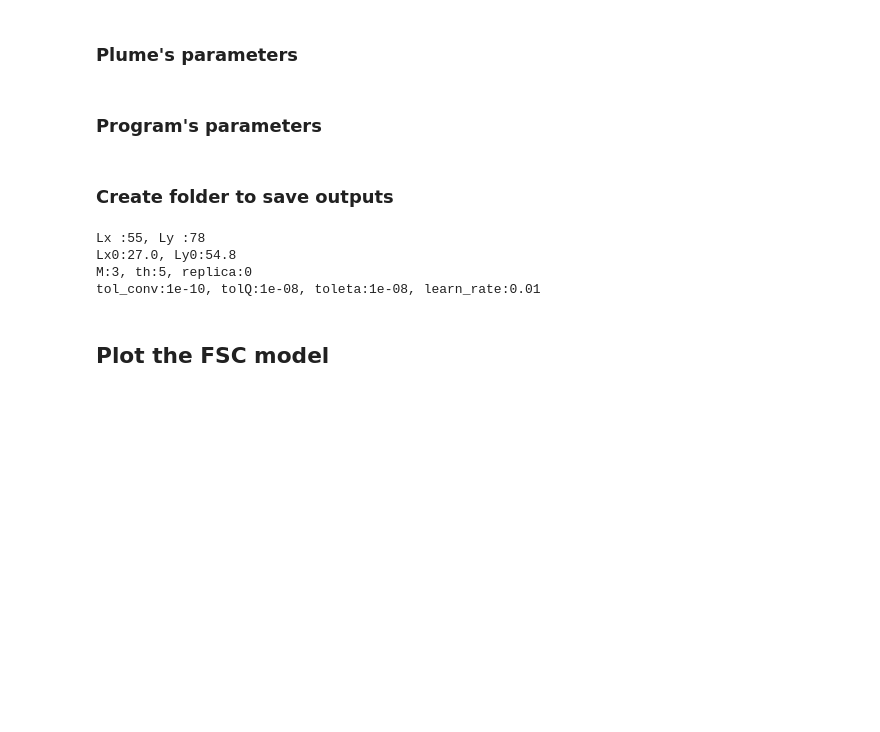
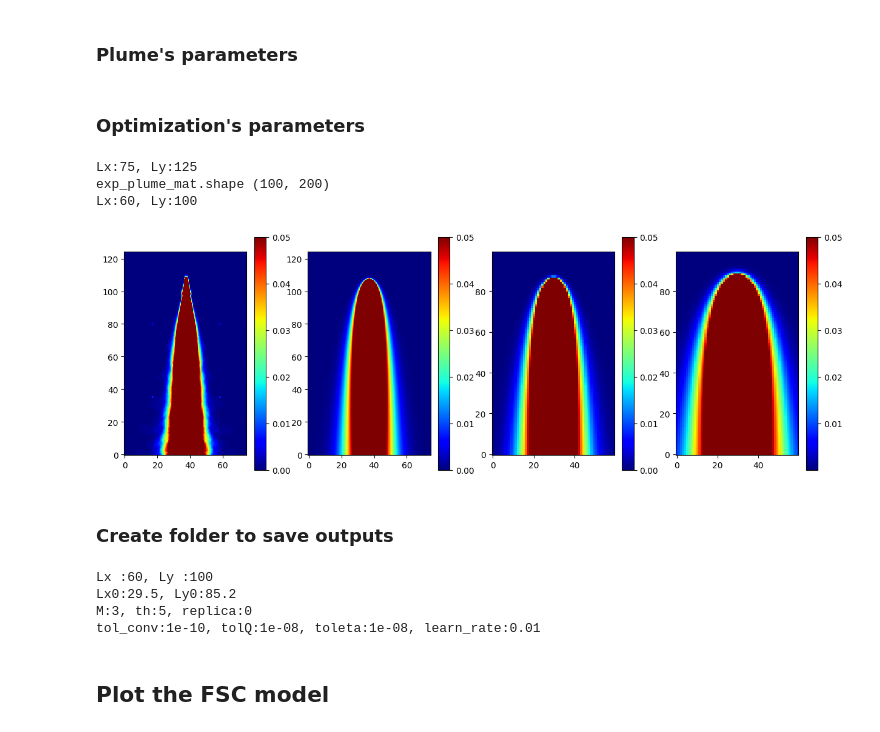
Before and after one commit to kyrellverano/Finite-Memory-Controller, a Jupyter notebook: FSC/FSC_NB/Optimize.ipynb, the cells around one changed output. Cells and saved outputs as stored; diff of their text form; code cells hidden in the pictures; blank space fills up the shorter version.

```diff
--- a/FSC/FSC_NB/Optimize.ipynb
+++ b/FSC/FSC_NB/Optimize.ipynb
@@ -143,7 +144,7 @@ if symmetry == 1:
 if coarse == 1:
     data=np.loadtxt('data/exp_plume_symmetric_coarse_threshold{}.dat'.format(dth))
 # %% [markdown]
-### Program's parameters
+### Optimization's parameters
 # %%
 #Maxtime in optimization
 Ntot = 1000000
@@ -259,3 +260,54 @@ if input_file:
         rho0[:Lx] = (1-PObs_lim[0,:Lx])/np.sum((1-PObs_lim[0,:Lx]))
 
     print('tol_conv:{}, tolQ:{}, toleta:{}'.format(tol_conv,tol_Q,tol_eta))
+# %%
+plt.figure(figsize=(15,15//3))
+factor_dim = 2.5
+
+Lx = int(30 * factor_dim)
+Ly = int(50 * factor_dim)
+
+# Location of source (Lx0,Ly0)
+Lx0 = (Lx/2)-0.5
+Ly0 = Ly * 0.85
+Ly0 += 0.2
+
+vmax = 0.05
+
+n_plots = 4
+plot_counter = 1
+
+print('Lx:{}, Ly:{}'.format(Lx,Ly))
+plt.subplot(1,n_plots,plot_counter)
+plt.imshow(utils.create_plume_from_exp(Lx, Ly, Lx0, Ly0, max_obs, data),cmap='jet',origin='lower',vmax=vmax)
+plt.colorbar()
+plot_counter += 1
+
+
+plt.subplot(1,n_plots,plot_counter)
+plt.imshow(utils.create_cplume(Lx, Ly, Lx0, Ly0, V=100, D=40, tau=2000,aR=max_obs,alpha=1/1.0),cmap='jet',origin='lower',vmax=vmax)
+plt.colorbar()
+plot_counter += 1
+
+factor_dim = 2
+Lx = int(30 * factor_dim)
+Ly = int(50 * factor_dim)
+# Location of source (Lx0,Ly0)
+Lx0 = (Lx/2)-0.5
+Ly0 = Ly * 0.85
+Ly0 += 0.2
+print('Lx:{}, Ly:{}'.format(Lx,Ly))
+plt.subplot(1,n_plots,plot_counter)
+plt.imshow(utils.create_cplume(Lx, Ly, Lx0, Ly0, V=100, D=50, tau=2000,aR=max_obs,alpha=1./1.0),cmap='jet',origin='lower',vmax=vmax)
+plt.colorbar()
+plot_counter += 1
+
+plt.subplot(1,n_plots,plot_counter)
+plt.imshow(utils.create_cplume(Lx, Ly, Lx0, Ly0, V=100, D=50, tau=2000,aR=max_obs,alpha=1./factor_dim ),cmap='jet',origin='lower',vmax=vmax)
+plt.colorbar()
+plot_counter += 1
+# %% [output]
+Lx:75, Ly:125
+exp_plume_mat.shape (100, 200)
+Lx:60, Ly:100
+[figure, added]
@@ -280,16 +334,17 @@ source_as_zero = np.array([i for i in yx_founds])
 
 eta = np.zeros(L*M)
 PObs_lim, RR, PObs, RR_np = utils.create_PObs_RR(Lx, Ly, Lx0, Ly0, find_range, cost_move,
-                                    reward_find, M, beta, max_obs, O, A, V, data=data,source_as_zero=source_as_zero,exp_plume=True)
+                                    reward_find, M, beta, max_obs, O, A, V, data=data,source_as_zero=source_as_zero,exp_plume=False)
 PObs_lim = np.abs(PObs_lim)
 
 # Initial density is only at y=0, proportional to signal probability
 rho0 = np.zeros(M*Lx*Ly)
 #rho0[:Lx*Ly0//2] = (1-PObs_lim[0,:Lx*Ly0//2])/np.sum((1-PObs_lim[0,:Lx*Ly0//2]))
 rho0[:Lx] = (1-PObs_lim[0,:Lx])/np.sum((1-PObs_lim[0,:Lx]))
+V = np.zeros(L*M)
 # %% [output]
-Lx :55, Ly :78
-Lx0:27.0, Ly0:54.8
+Lx :60, Ly :100
+Lx0:29.5, Ly0:85.2
 M:3, th:5, replica:0
 tol_conv:1e-10, tolQ:1e-08, toleta:1e-08, learn_rate:0.01
 # %%
```
Also changed, not shown: parts of 11 cells of this notebook, 5 other files.
